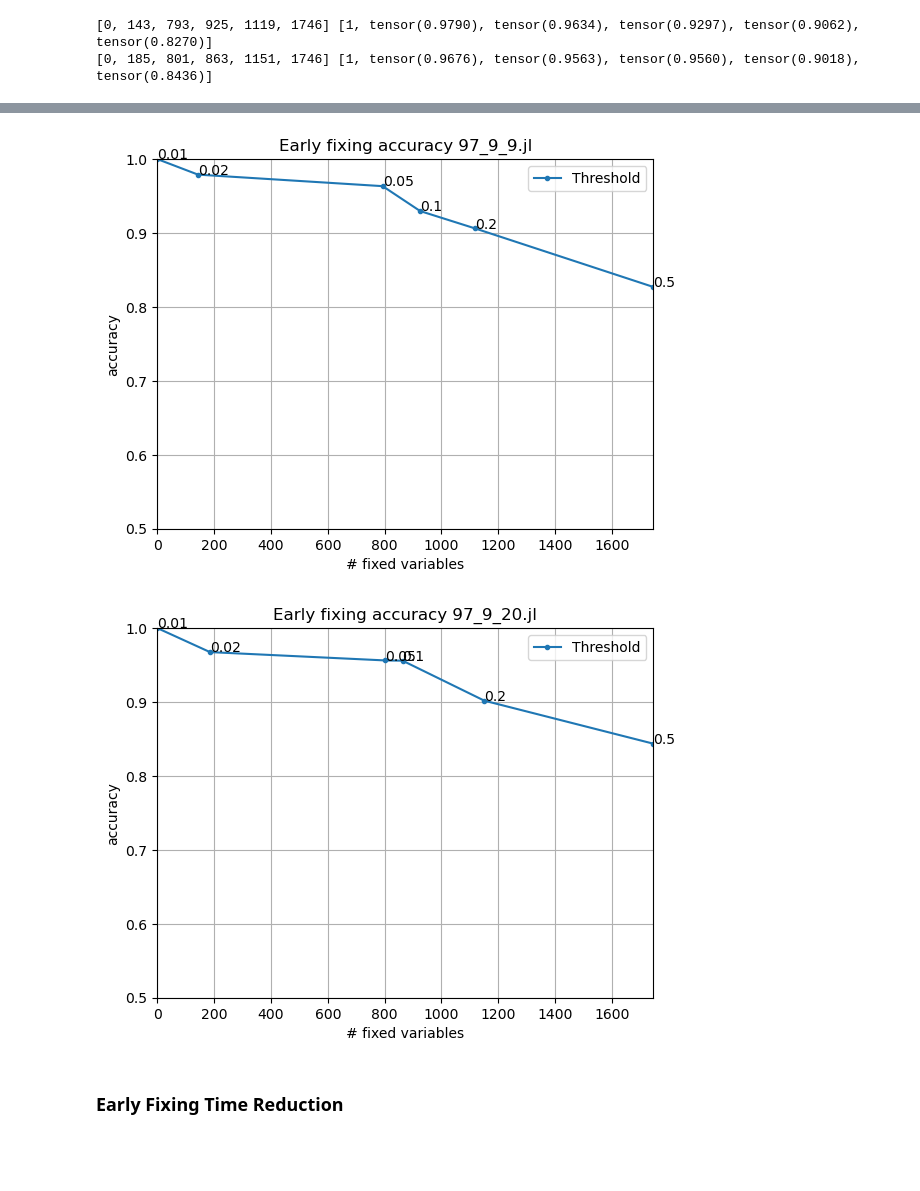
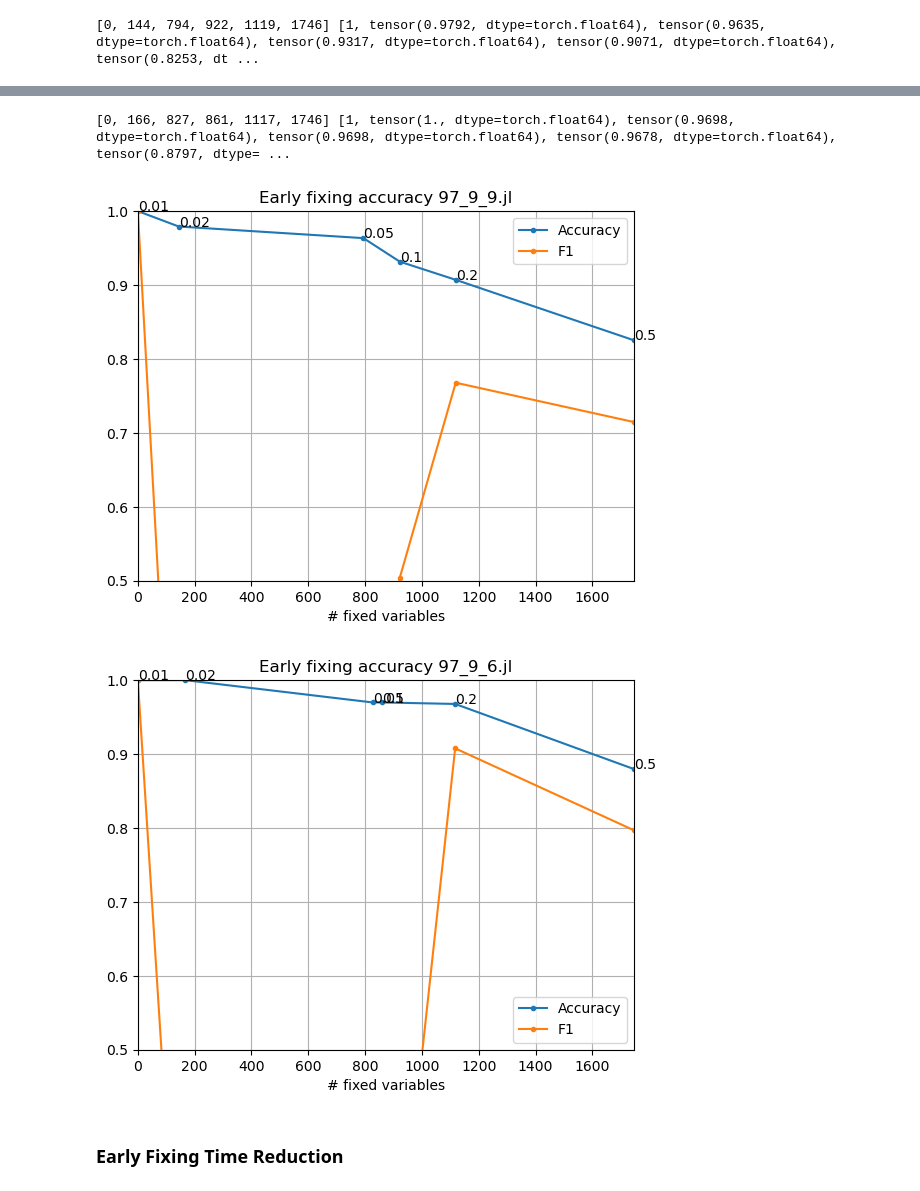
Before and after one commit to gos-ufsc/sat-gnn, a Jupyter notebook: notebooks/1.1-bmp-full-instances-early-fixing.ipynb, the cells around one changed output, grey strips where cells are left out. Drawn from its saved outputs; the diff is of its cells as text; code cells hidden in the pictures; blank space fills up the shorter version.

```diff
--- a/notebooks/1.1-bmp-full-instances-early-fixing.ipynb
+++ b/notebooks/1.1-bmp-full-instances-early-fixing.ipynb
@@ -45,24 +47,30 @@ def get_ef_accuracy(g_batch, xs, x_opt, net, name=None, plot=True):
     thresholds = [.01, .02, .05, .1, .2, .5]
 
     accs = list()
+    f1s = list()
     ns = list()
     for thresh in thresholds:
         most_certain = (x_hat.mean(0) < thresh) | (x_hat.mean(0) >= 1 - thresh)
         if most_certain.sum() == 0:
             accs.append(1)
+            f1s.append(1)
             ns.append(0)
             continue
         fixed_x_hat = (x_hat.mean(0)[most_certain] > .5).to(x_opt)
         fixed_x_opt = x_opt[most_certain]
 
-        acc = (fixed_x_hat == fixed_x_opt).sum() / fixed_x_opt.shape[0]
+        # acc = (fixed_x_hat == fixed_x_opt).sum() / fixed_x_opt.shape[0]
+        acc = binary_accuracy(fixed_x_hat, fixed_x_opt)
+        f1 = binary_f1_score(fixed_x_hat, fixed_x_opt)
 
         accs.append(acc)
+        f1s.append(f1)
         ns.append(fixed_x_hat.shape[0])
 
     if plot:
         fig, ax = plt.subplots()
-        ax.plot(ns, accs, '.-', label='Threshold')
+        ax.plot(ns, accs, '.-', label='Accuracy')
+        ax.plot(ns, f1s, '.-', label='F1')
         ax.set_xlim((0, x_opt.shape[0]))
         ax.set_ylim((.5, 1.))
         ax.grid()
@@ -70,14 +78,14 @@ def get_ef_accuracy(g_batch, xs, x_opt, net, name=None, plot=True):
 
         ax.set_title('Early fixing accuracy '+str(name))
         ax.set_xlabel('# fixed variables')
-        ax.set_ylabel('accuracy')
+        # ax.set_ylabel('score')
 
         for i, thresh in enumerate(thresholds):
             ax.annotate(thresh, (ns[i], accs[i]))
 
         fig.show()
 
-    return thresholds, ns, accs
+    return thresholds, ns, accs, f1s
 
 def get_ef_times(g_batch, xs, instance, net, name=None, plot=True, timeout=60):
     if isinstance(instance, str) or isinstance(instance, Path):
@@ -169,7 +177,7 @@ instances_dir = Path('../data/raw')
 instances = list(instances_dir.glob('97_9*.jl'))  # test instances only
 # instances = sorted(instances)
 # instances = instances[-2:]
-instances = [instances_dir/'97_9_9.jl', instances_dir/'97_9_20.jl']
+instances = [instances_dir/'97_9_9.jl', instances_dir/'97_9_6.jl']
 
 with open('../97_9_opts.pkl', 'rb') as f:
     opts = pickle.load(f)
@@ -229,9 +239,8 @@ g1_batch, g2_batch
        metagraph=[('con', 'soc', 'c2s'), ('con', 'var', 'c2v'), ('soc', 'con', 's2c'), ('var', 'con', 'v2c')]))
 # %%
-_, n1s, acc1s = get_ef_accuracy(g1_batch, x1s, x1_opt, net, name=instances[0].name)
-print(n1s, acc1s)
-_, n2s, acc2s = get_ef_accuracy(g2_batch, x2s, x2_opt, net, name=instances[1].name)
-print(n2s, acc2s)
+_, n1s, acc1s, f11s = get_ef_accuracy(g1_batch, x1s, x1_opt, net, name=instances[0].name)
+print(n1s, acc1s, f11s)
+_, n2s, acc2s, f12s = get_ef_accuracy(g2_batch, x2s, x2_opt, net, name=instances[1].name)
+print(n2s, acc2s, f12s)
 # %% [output]
-[0, 143, 793, 925, 1119, 1746] [1, tensor(0.9790), tensor(0.9634), tensor(0.9297), tensor(0.9062), tensor(0.8270)]
-[0, 185, 801, 863, 1151, 1746] [1, tensor(0.9676), tensor(0.9563), tensor(0.9560), tensor(0.9018), tensor(0.8436)]
+[0, 144, 794, 922, 1119, 1746] [1, tensor(0.9792, dtype=torch.float64), tensor(0.9635, dtype=torch.float64), tensor(0.9317, dtype=torch.float64), tensor(0.9071, dtype=torch.float64), tensor(0.8253, dt ...
@@ -238,5 +248,6 @@ print(n2s, acc2s)
+[0, 166, 827, 861, 1117, 1746] [1, tensor(1., dtype=torch.float64), tensor(0.9698, dtype=torch.float64), tensor(0.9698, dtype=torch.float64), tensor(0.9678, dtype=torch.float64), tensor(0.8797, dtype= ...
-[figure, old version]
+[figure, new version]
-[figure, old version]
+[figure, new version]
 # %% [markdown]
 ### Early Fixing Time Reduction
 # %%
```
Also changed, not shown: parts of 24 cells of this notebook.
